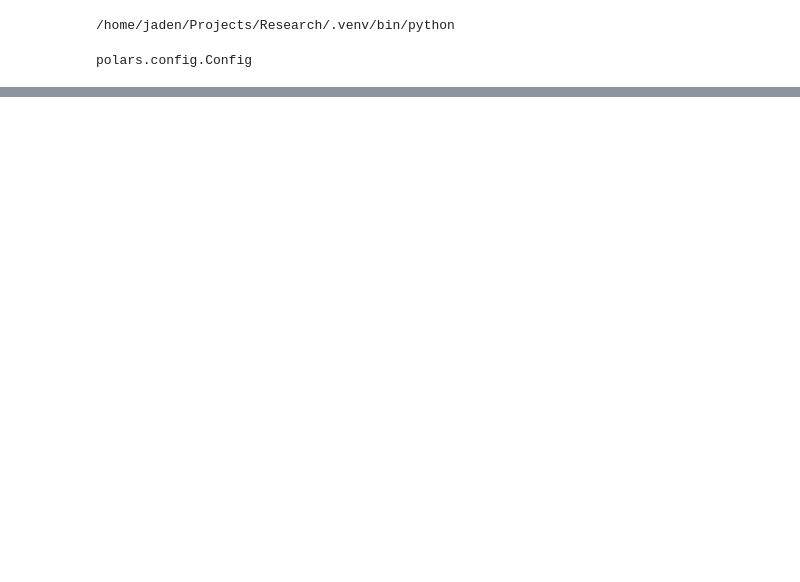
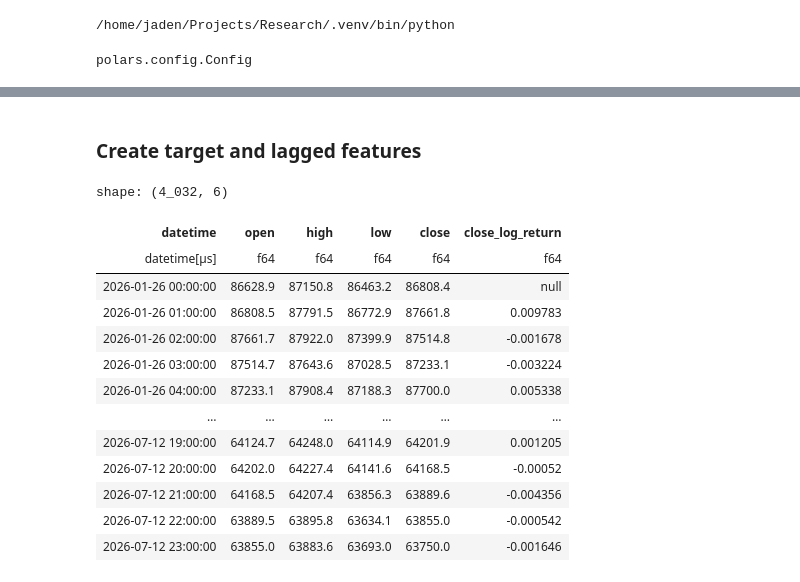
Before and after one commit to JadenGrossbaum/Research, a Jupyter notebook: video1.ipynb, the cells around one changed output, grey strips where cells are left out. Saved outputs shown, nothing was run; the diff lists cells and outputs as text; code cells hidden in the pictures; blank space fills up the shorter version.

```diff
--- a/video1.ipynb
+++ b/video1.ipynb
@@ -50,0 +123,20 @@ annualized_rate = research.sharpe_annualization_factor(time_interval, 365, 24)
+# %% [markdown]
+### Create target and lagged features
+# %%
+ts = ts.with_columns((pl.col('close')/pl.col('close').shift(forecast_horizon)).log().alias('close_log_return'))
+ts
+# %% [output]
+shape: (4_032, 6)
+| datetime | open | high | low | close | close_log_return |
+| datetime[μs] | f64 | f64 | f64 | f64 | f64 |
+| 2026-01-26 00:00:00 | 86628.9 | 87150.8 | 86463.2 | 86808.4 | null |
+| 2026-01-26 01:00:00 | 86808.5 | 87791.5 | 86772.9 | 87661.8 | 0.009783 |
+| 2026-01-26 02:00:00 | 87661.7 | 87922.0 | 87399.9 | 87514.8 | -0.001678 |
+| 2026-01-26 03:00:00 | 87514.7 | 87643.6 | 87028.5 | 87233.1 | -0.003224 |
+| 2026-01-26 04:00:00 | 87233.1 | 87908.4 | 87188.3 | 87700.0 | 0.005338 |
+| … | … | … | … | … | … |
+| 2026-07-12 19:00:00 | 64124.7 | 64248.0 | 64114.9 | 64201.9 | 0.001205 |
+| 2026-07-12 20:00:00 | 64202.0 | 64227.4 | 64141.6 | 64168.5 | -0.00052 |
+| 2026-07-12 21:00:00 | 64168.5 | 64207.4 | 63856.3 | 63889.6 | -0.004356 |
+| 2026-07-12 22:00:00 | 63889.5 | 63895.8 | 63634.1 | 63855.0 | -0.000542 |
+| 2026-07-12 23:00:00 | 63855.0 | 63883.6 | 63693.0 | 63750.0 | -0.001646 |
```
Also changed, not shown: parts of 19 cells of this notebook.
